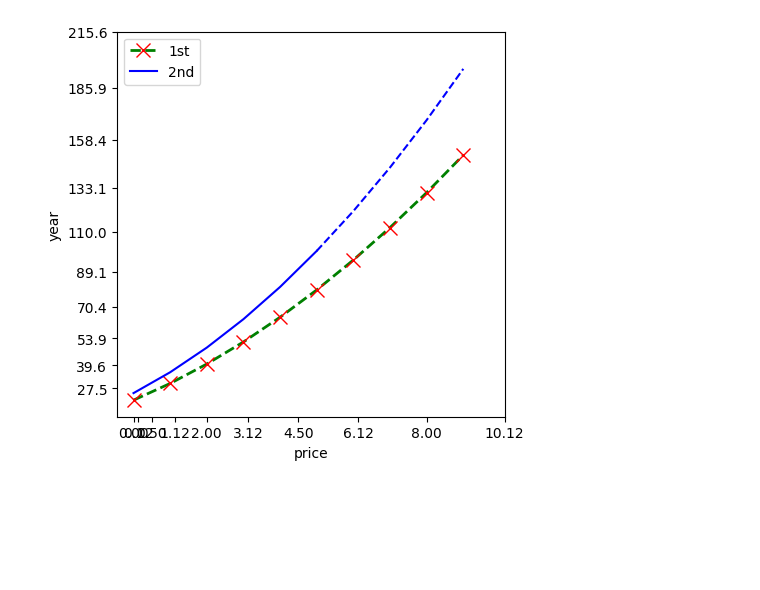
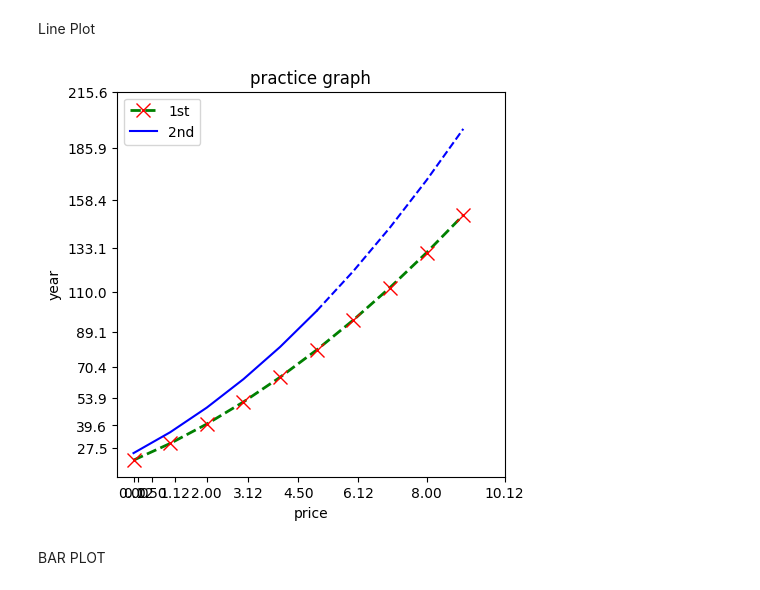
Before and after one commit to Razakhan143/demo, a Jupyter notebook: matplot lib .ipynb, the cells around one changed output. Saved outputs shown, nothing was run; the diff lists cells and outputs as text; code cells hidden in the pictures; blank space fills up the shorter version.

```diff
--- a/matplot lib .ipynb
+++ b/matplot lib .ipynb
@@ -10,17 +10,21 @@ x2=np.arange(10,20)
 y2=np.arange(15,25)
 x3=np.arange(0,10)
 y3=np.arange(5,15)
+# %% [markdown]
+Line Plot
 # %%
 plt.figure(figsize=((5,5)),dpi=100)
+plt.title("practice graph")
 plt.plot(x,y**1.9,label="1st",color="green",linewidth=2,marker='x',linestyle="--",markersize=10, markeredgecolor="red")
 plt.plot(x[:6],y[:6]**2,'b',label="2nd")
 plt.plot(x[5:],y[5:]**2,'b--')
 plt.xticks((x**2)/8)
 plt.yticks((y**2)*1.1)
 plt.xlabel("price")
 plt.ylabel("year")
 plt.legend()
-plt.savefig("graphh.png",dpi=3000)
 plt.show()
 # %% [output]
-[figure, old version]
+[figure, new version]
+# %% [markdown]
+BAR PLOT
```
